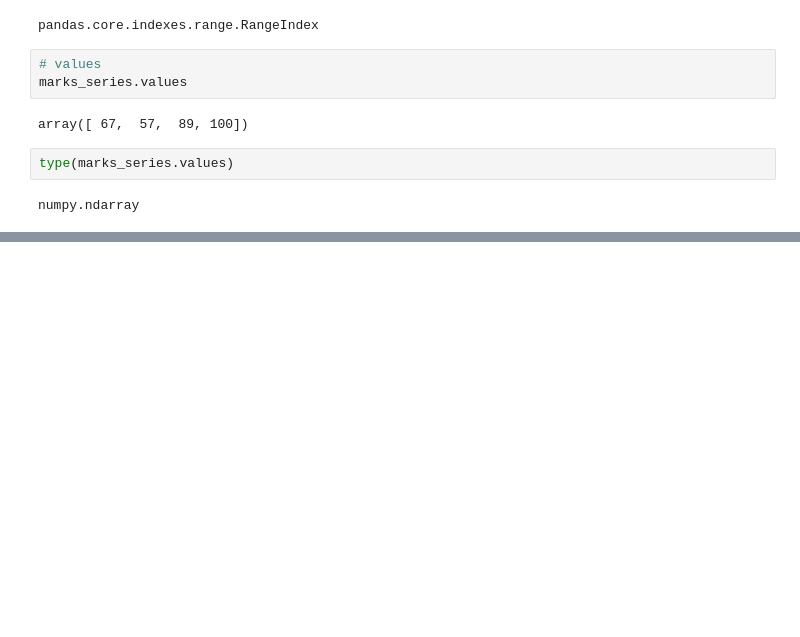
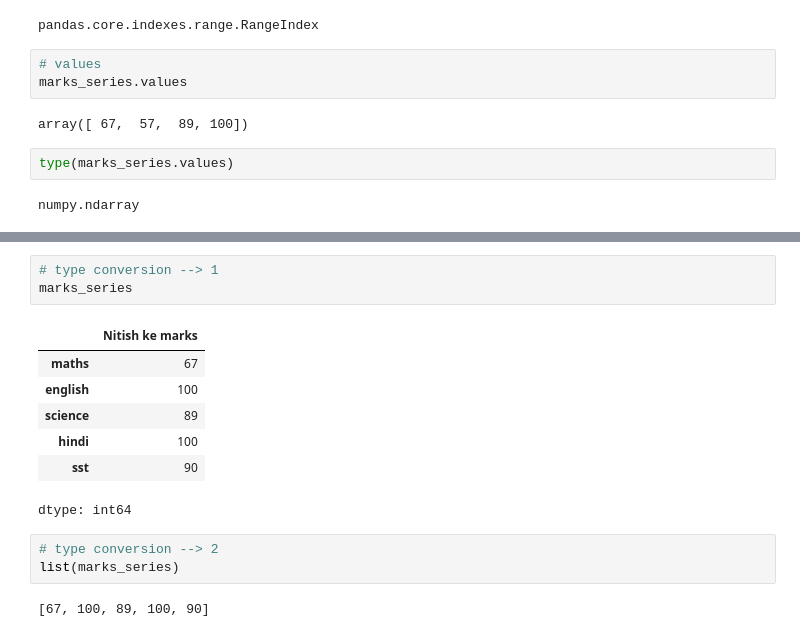
Before and after one commit to gudiya-archi/Data-science, a Jupyter notebook: pandas1.ipynb, the cells around one changed output, grey strips where cells are left out. Drawn from its saved outputs; the diff is of its cells as text; blank space fills up the shorter version.

```diff
--- a/pandas1.ipynb
+++ b/pandas1.ipynb
@@ -143,0 +210,16 @@ numpy.ndarray
+# %%
+# type conversion --> 1
+marks_series
+# %% [output]
+|  | Nitish ke marks |
+| maths | 67 |
+| english | 100 |
+| science | 89 |
+| hindi | 100 |
+| sst | 90 |
+dtype: int64
+# %%
+# type conversion --> 2
+list(marks_series)
+# %% [output]
+[67, 100, 89, 100, 90]
```
Also changed, not shown: parts of 11 cells of this notebook.
